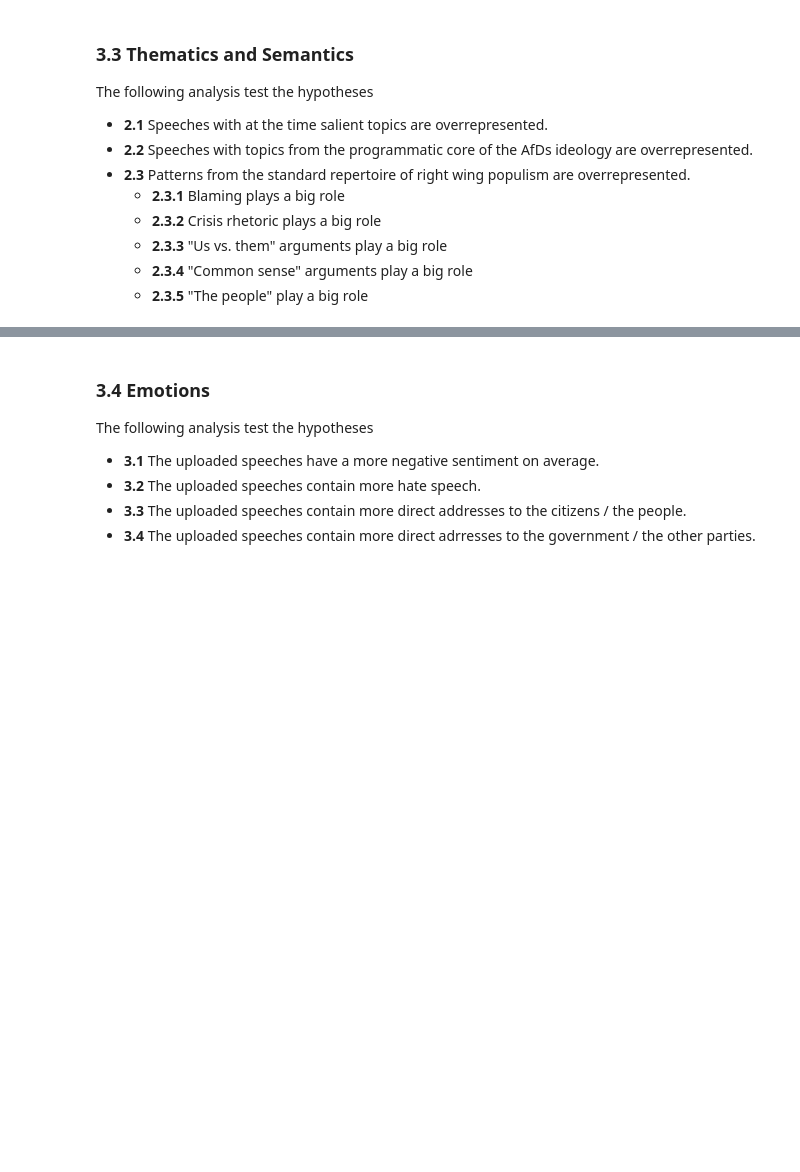
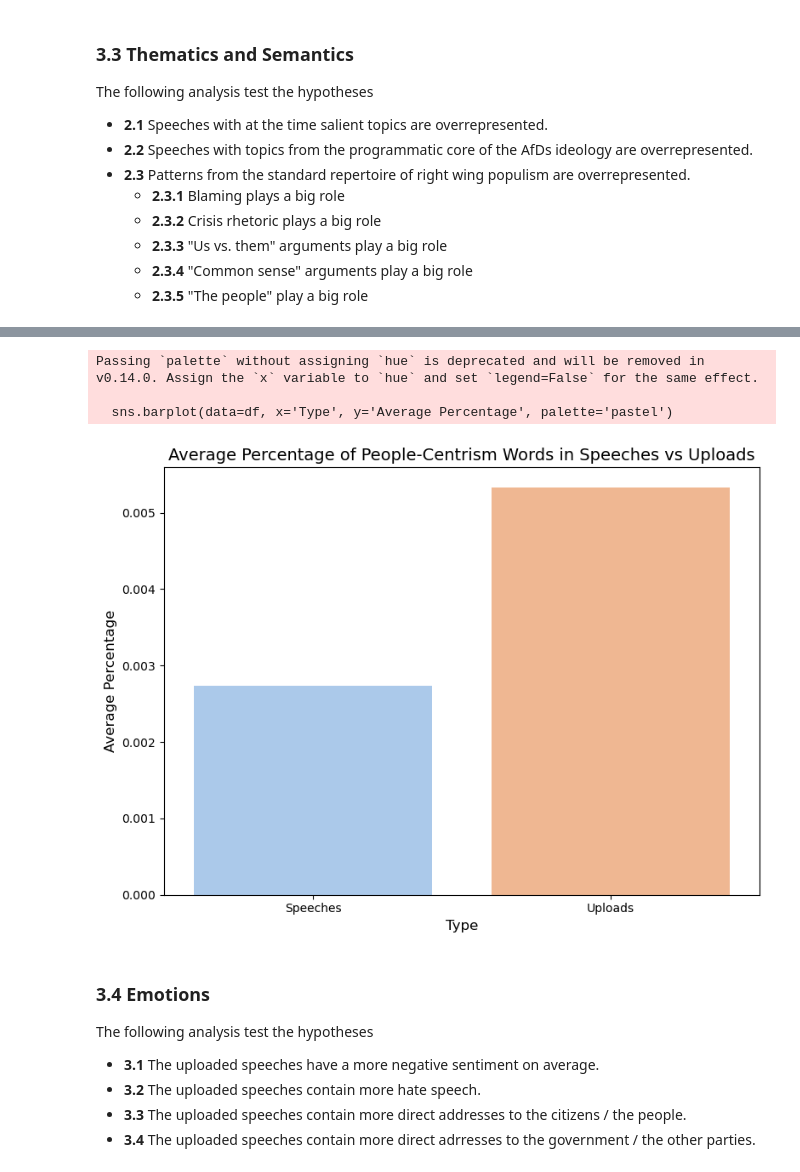
Before and after one commit to MoritzStockmar/afd-on-some, a Jupyter notebook: exploratory.ipynb, the cells around one changed output, grey strips where cells are left out. Cells and saved outputs as stored; diff of their text form; code cells hidden in the pictures; blank space fills up the shorter version.

Commit message:
Implemented (in priciple) the methods for the hypotheses regarding populist patterns of speech

```diff
--- a/exploratory.ipynb
+++ b/exploratory.ipynb
@@ -1159,3 +1627,45 @@ The following analysis test the hypotheses
+# %%
+# Visualize the difference between the speeches and the uploads regaring the occourances of the words in the dictionary
+
+import matplotlib.pyplot as plt
+import seaborn as sns
+
+def visualize_dictionary_analysis(dataframe, dict_column_speeches, dict_column_uploads, title = 'Average Percentage of Dictionary Words in Speeches vs Uploads'):
+    # Calculate the average percentage of dictionary words in speeches and uploads
+    average_percentage_speeches = dataframe[dict_column_speeches].mean()
+    average_percentage_uploads = dataframe[dict_column_uploads].mean()
+
+    # Prepare data for visualization
+    data = {
+        'Type': ['Speeches', 'Uploads'],
+        'Average Percentage': [average_percentage_speeches, average_percentage_uploads]
+    }
+
+    # Create a DataFrame for the plot
+    df = pd.DataFrame(data)
+
+    # Plot the bar chart
+    plt.figure(figsize=(8, 6))
+    sns.barplot(data=df, x='Type', y='Average Percentage', palette='pastel')
+
+    # Add labels and title
+    plt.title(title, fontsize=14)
+    plt.xlabel('Type', fontsize=12)
+    plt.ylabel('Average Percentage', fontsize=12)
+
+    # Show the plot
+    plt.tight_layout()
+    plt.show()
+visualize_dictionary_analysis(
+    dict_speeches_with_transcriptions,
+    'dict_percentage_docpeoplecentrism',
+    'dict_percentage_transcription_text_docpeoplecentrism',
+    title = 'Average Percentage of People-Centrism Words in Speeches vs Uploads')
+# %% [output]
+Passing `palette` without assigning `hue` is deprecated and will be removed in v0.14.0. Assign the `x` variable to `hue` and set `legend=False` for the same effect.
+
+  sns.barplot(data=df, x='Type', y='Average Percentage', palette='pastel')
+[figure, added]
 # %% [markdown]
 ### 3.4 Emotions
 
```
Also changed, not shown: parts of 27 cells of this notebook, 6 other files.
